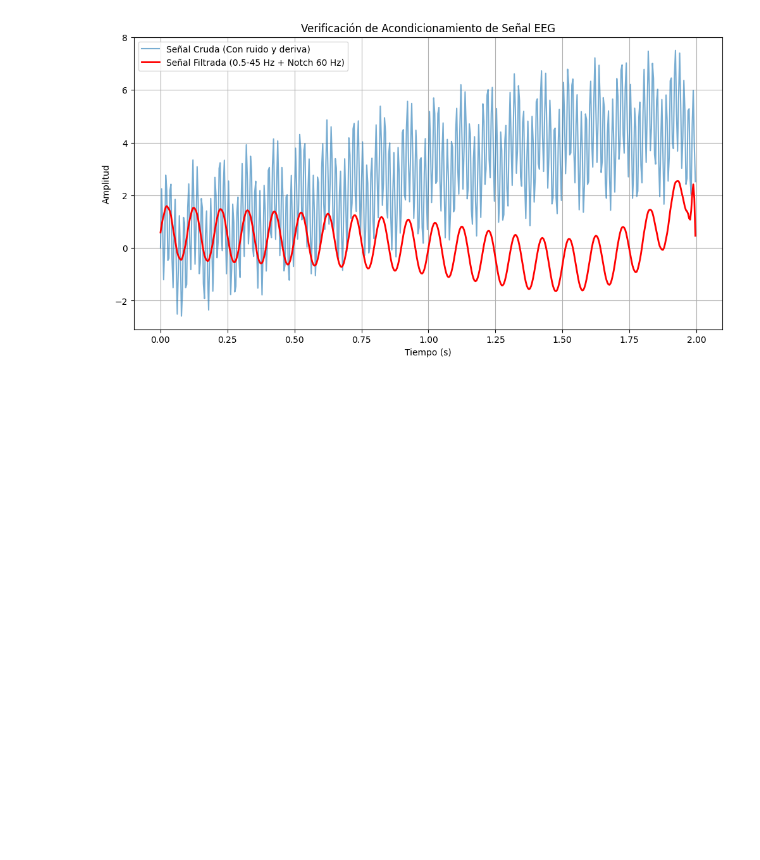
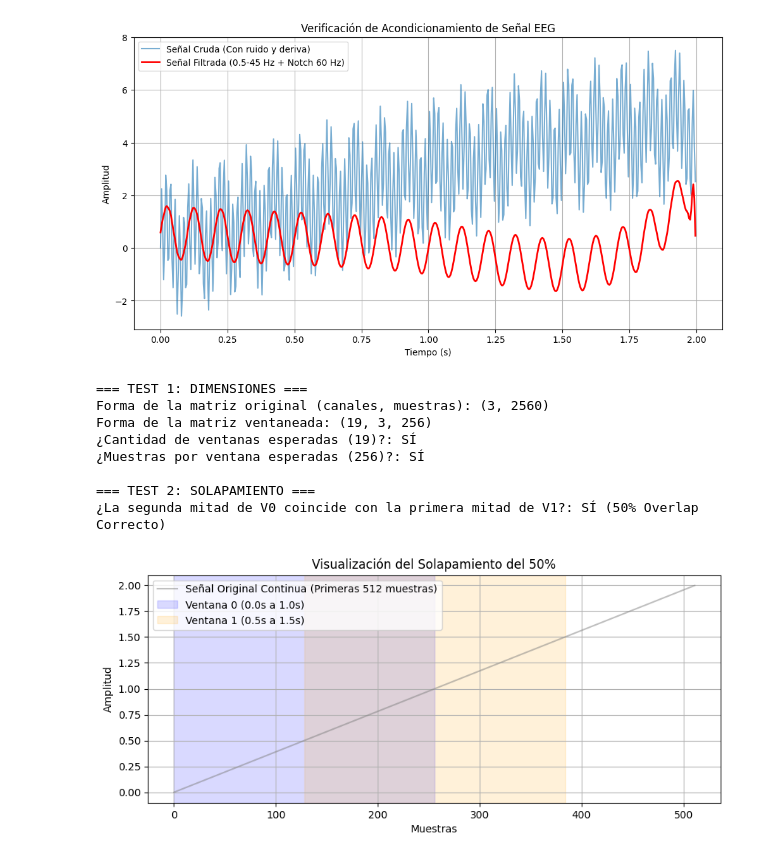
Before and after one commit to JoaquinKinder/eeg-seizure-detection, a Jupyter notebook: notebooks/01_eda_and_filtering.ipynb, the cells around one changed output. Drawn from its saved outputs; the diff is of its cells as text; code cells hidden in the pictures; blank space fills up the shorter version.

Commit message:
implementacion ventaneo

```diff
--- a/notebooks/01_eda_and_filtering.ipynb
+++ b/notebooks/01_eda_and_filtering.ipynb
@@ -35,3 +35,76 @@ plt.show()
 # %% [output]
 Matplotlib is building the font cache; this may take a moment.
 [figure]
+# %%
+import sys
+import os
+import numpy as np
+import matplotlib.pyplot as plt
+
+# Permitir que el notebook importe desde la carpeta 'src'
+sys.path.append(os.path.abspath('../'))
+from src.preprocessing.windowing import segment_eeg_signals
+
+# 1. Crear una señal simulada de 3 canales y 10 segundos de duración
+fs = 256
+duracion_segundos = 10
+total_muestras = fs * duracion_segundos  # 2560 muestras
+canales = 3
+
+# Creamos una matriz de prueba (forma: canales x muestras)
+# Para identificar los canales fácilmente, multiplicamos cada uno por un valor base
+datos_test = np.ones((canales, total_muestras))
+datos_test[0, :] = np.linspace(0, 10, total_muestras)  # Canal 0: rampa ascendente
+datos_test[1, :] = np.sin(2 * np.pi * 2 * np.linspace(0, 10, total_muestras)) # Canal 1: seno
+
+# 2. Ejecutar tu función de ventaneo (1 segundo, 50% de solapamiento)
+ventanas = segment_eeg_signals(datos_test, fs=fs, window_duration=1.0, overlap_percentage=0.5)
+
+# ==========================================
+# TEST 1: Verificación de Dimensiones (Shape)
+# ==========================================
+print("=== TEST 1: DIMENSIONES ===")
+print(f"Forma de la matriz original (canales, muestras): {datos_test.shape}")
+print(f"Forma de la matriz ventaneada: {ventanas.shape}")
+
+# Explicación del cálculo esperado:
+# Para 10 segundos con ventanas de 1s y paso de 0.5s:
+# Ventana 1: 0.0s a 1.0s | Ventana 2: 0.5s a 1.5s | ... | Ventana 19: 9.0s a 10.0s
+# Deberían dar exactamente 19 ventanas.
+print(f"¿Cantidad de ventanas esperadas (19)?: {'SÍ' if ventanas.shape[0] == 19 else 'NO'}")
+print(f"¿Muestras por ventana esperadas (256)?: {'SÍ' if ventanas.shape[2] == 256 else 'NO'}\n")
+
+# ==========================================
+# TEST 2: Verificación de Solapamiento (Overlap)
+# ==========================================
+print("=== TEST 2: SOLAPAMIENTO ===")
+# Si el solapamiento del 50% es correcto, la segunda mitad de la Ventana 0
+# debe ser EXACTAMENTE igual a la primera mitad de la Ventana 1.
+mitad = 128  # 0.5 segundos de muestras
+segunda_mitad_v0 = ventanas[0, 0, mitad:]
+primera_mitad_v1 = ventanas[1, 0, :mitad]
+
+overlap_correcto = np.allclose(segunda_mitad_v0, primera_mitad_v1)
+print(f"¿La segunda mitad de V0 coincide con la primera mitad de V1?: {'SÍ (50% Overlap Correcto)' if overlap_correcto else 'NO'}")
+
+# 3. Graficar un canal para visualizar el ventaneo
+plt.figure(figsize=(10, 4))
+plt.plot(datos_test[0, :512], label="Señal Original Continua (Primeras 512 muestras)", color='gray', alpha=0.5)
+plt.axvspan(0, 256, color='blue', alpha=0.15, label="Ventana 0 (0.0s a 1.0s)")
+plt.axvspan(128, 384, color='orange', alpha=0.15, label="Ventana 1 (0.5s a 1.5s)")
+plt.title("Visualización del Solapamiento del 50%")
+plt.xlabel("Muestras")
+plt.ylabel("Amplitud")
+plt.legend()
+plt.grid(True)
+plt.show()
+# %% [output]
+=== TEST 1: DIMENSIONES ===
+Forma de la matriz original (canales, muestras): (3, 2560)
+Forma de la matriz ventaneada: (19, 3, 256)
+¿Cantidad de ventanas esperadas (19)?: SÍ
+¿Muestras por ventana esperadas (256)?: SÍ
+
+=== TEST 2: SOLAPAMIENTO ===
+¿La segunda mitad de V0 coincide con la primera mitad de V1?: SÍ (50% Overlap Correcto)
+[figure, added]
```
Also changed, not shown: 2 other files.
